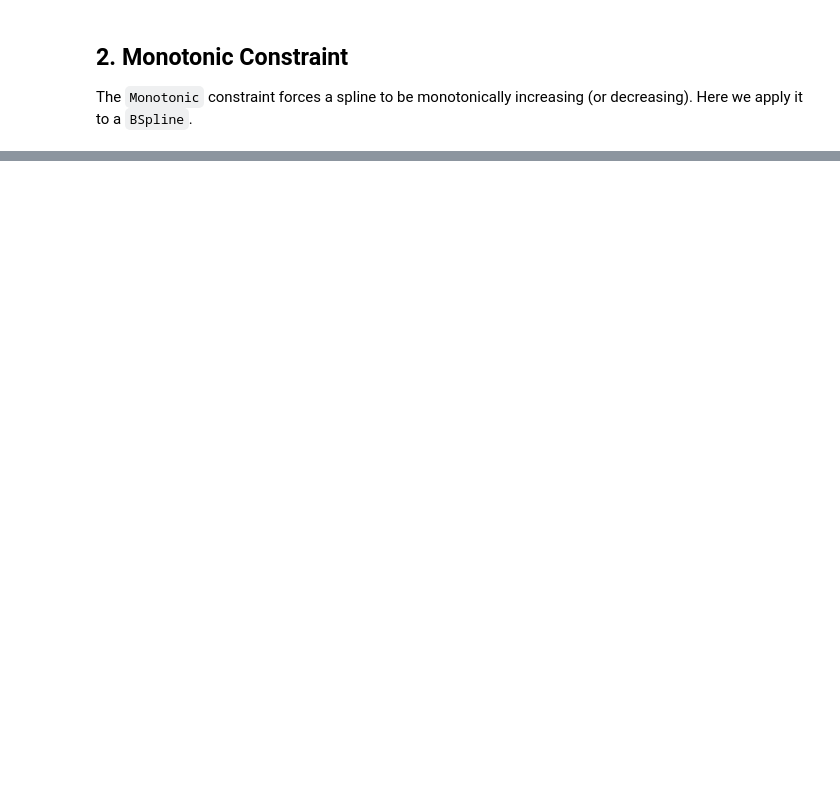
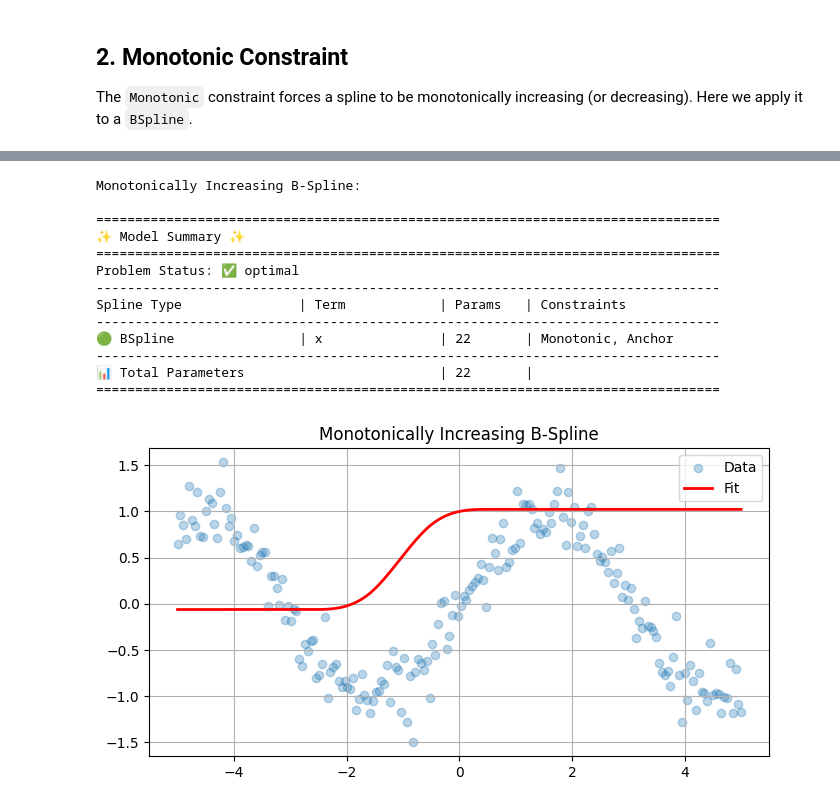
Before and after one commit to clarkmaio/lpspline, a Jupyter notebook: notebook/constraints_demo.ipynb, the cells around one changed output, grey strips where cells are left out. Cells and saved outputs as stored; diff of their text form; code cells hidden in the pictures; blank space fills up the shorter version.

```diff
--- a/notebook/constraints_demo.ipynb
+++ b/notebook/constraints_demo.ipynb
@@ -158,0 +128,28 @@ ValueError: Not enough knots for the given degree. Need len(knots) > degree + 1
+# %%
+
+
+# Constrained (Increasing)
+print("Monotonically Increasing B-Spline:")
+opt_monot = +(
+    BSpline("x", knots=np.linspace(-10, 10, 20), degree=3, tag='bs')
+    .add_constraint(
+        Monotonic(decreasing=False),
+        Anchor(xy=[(0, 1)]))
+)
+
+plot_fit(opt_monot, "Monotonically Increasing B-Spline")
+# %% [output]
+Monotonically Increasing B-Spline:
+
+================================================================================
+✨ Model Summary ✨
+================================================================================
+Problem Status: ✅ optimal
+--------------------------------------------------------------------------------
+Spline Type               | Term            | Params   | Constraints
+--------------------------------------------------------------------------------
+🟢 BSpline                | x               | 22       | Monotonic, Anchor
+--------------------------------------------------------------------------------
+📊 Total Parameters                         | 22       |
+================================================================================
+[figure, added]
```
Also changed, not shown: parts of 8 cells of this notebook.
